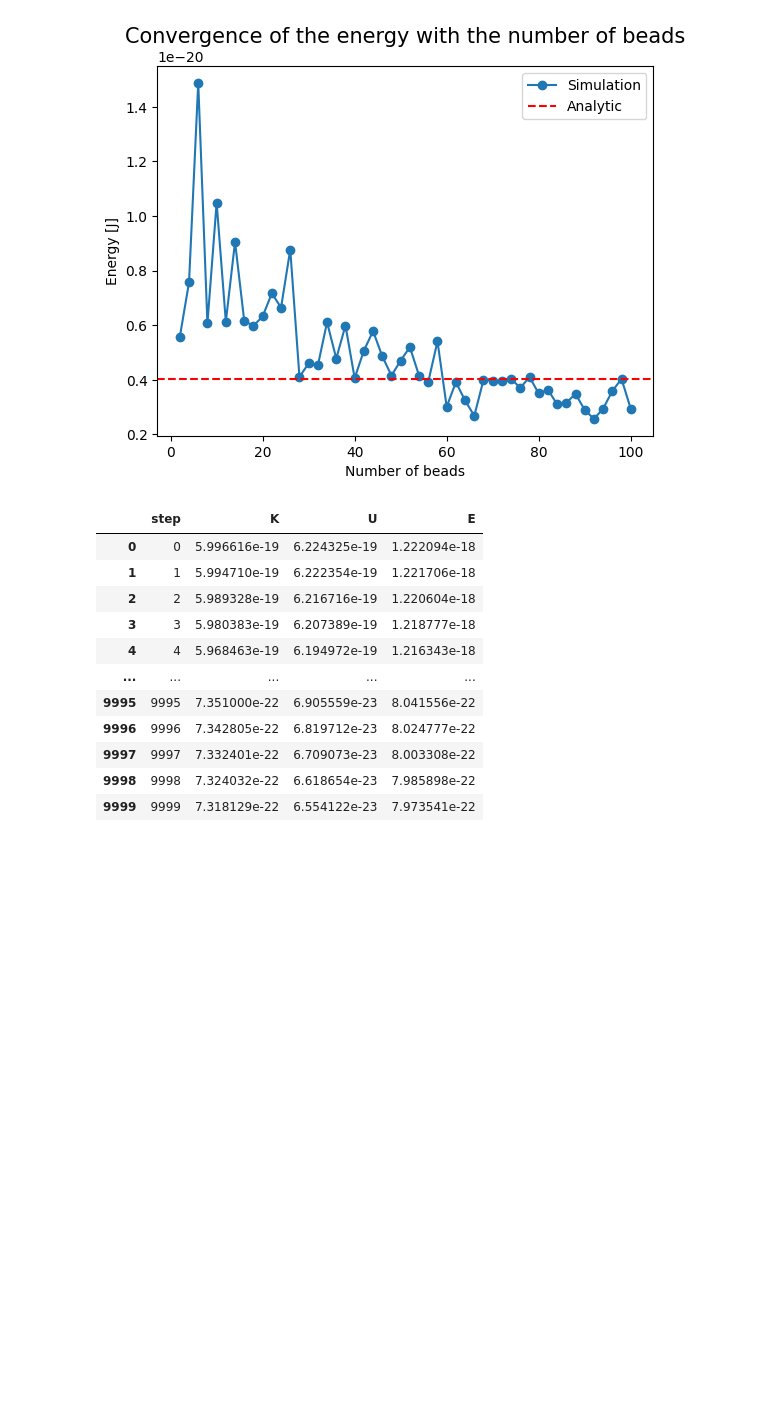
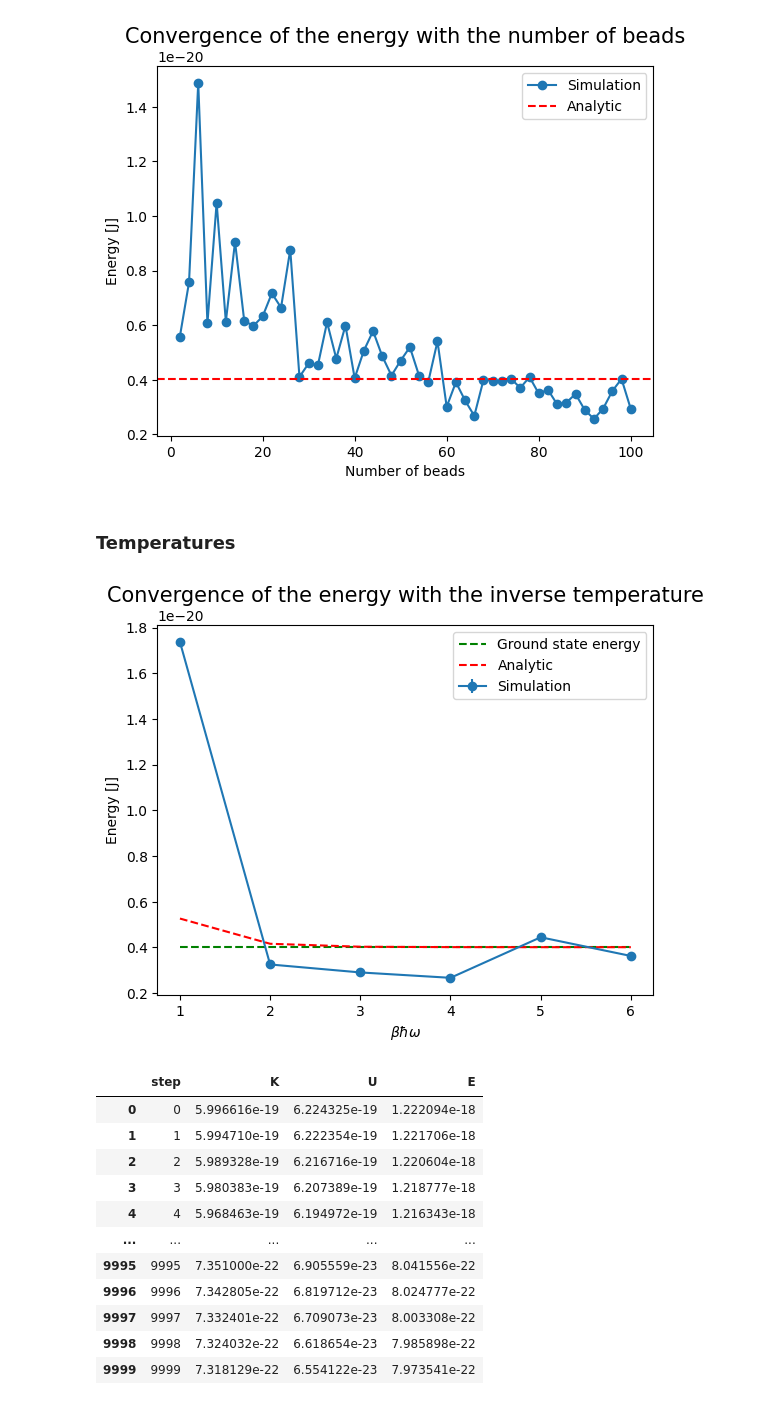
Before and after one commit to YehonathanBarda/Molecular-Simulations-Final-Project-Barda-and-Yotam, a Jupyter notebook: ReportProjIII.ipynb, the cells around one changed output. Saved outputs shown, nothing was run; the diff lists cells and outputs as text; code cells hidden in the pictures; blank space fills up the shorter version.

Commit message:
results intp raport - not very good

```diff
--- a/ReportProjIII.ipynb
+++ b/ReportProjIII.ipynb
@@ -107,6 +107,38 @@ plt.title('Convergence of the energy with the number of beads', fontsize=15)
 plt.show()
 # %% [output]
 [figure]
+# %% [markdown]
+### Temperatures
+# %%
+N6 = 70
+E_list = []
+std_list = []
+beta_list = np.arange(1,7,1) #/ (hbar * trap_omega)
+E_analitic = hbar * trap_omega / 2 * 1 / np.tanh(np.arange(1,7,1))
+
+for n in range(1,7):
+    beta = n / (hbar * trap_omega)
+    Nbids = int(np.round(N6 * 6 / n / 2) * 2) # Number of beads for n, rounded to the nearest even number
+    En_list = []
+    for j in range(3):
+        energy_file = "results\A beta = {:.1e} bids = {:} run = {:}".format(beta, Nbids,j) + '.erg'
+        energy_df = pd.read_csv(energy_file, sep=' ')
+        energy = energy_df['E'].iloc[:]
+        En_list.append(energy.mean())
+    E_list.append(np.mean(En_list))
+    std_list.append(np.std(En_list))
+
+
+plt.errorbar(beta_list, E_list, yerr=std_list, fmt='o-', label='Simulation')
+plt.hlines(1/2 * hbar * trap_omega,1,6, ls='--', color = 'g', label='Ground state energy')
+plt.plot(beta_list, E_analitic, 'r--', label='Analytic')
+plt.xlabel(r'$\beta \hbar \omega$')
+plt.ylabel('Energy [J]')
+plt.legend()
+plt.title('Convergence of the energy with the inverse temperature', fontsize=15)
+plt.show()
+# %% [output]
+[figure, added]
 # %%
 energy = pd.read_csv('A beta = 7.5e+20 bids = 10.erg', sep = " ")
 trap_omega = 50 * 1.602176634E-22 / hbar # from meV to J
```
Also changed, not shown: parts of 2 cells of this notebook, 39 other files.
